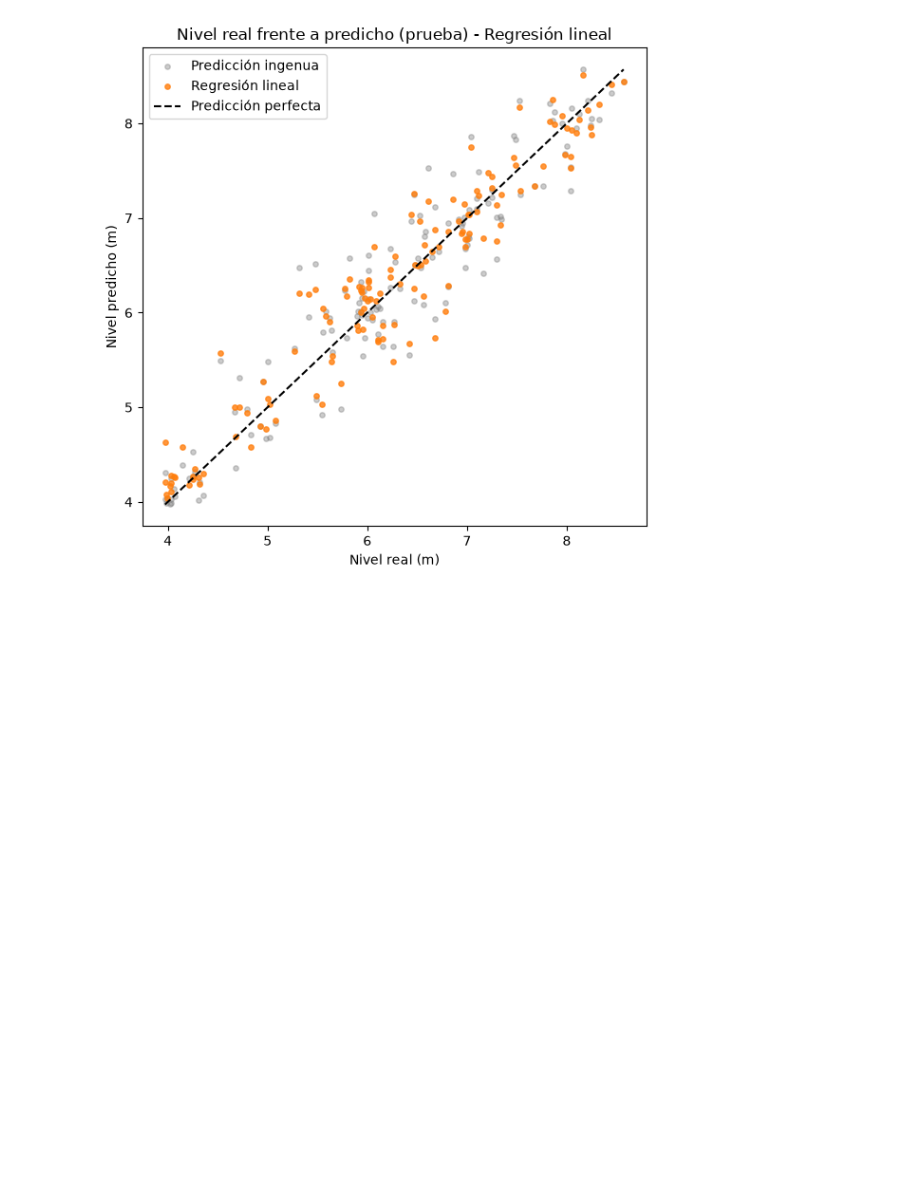
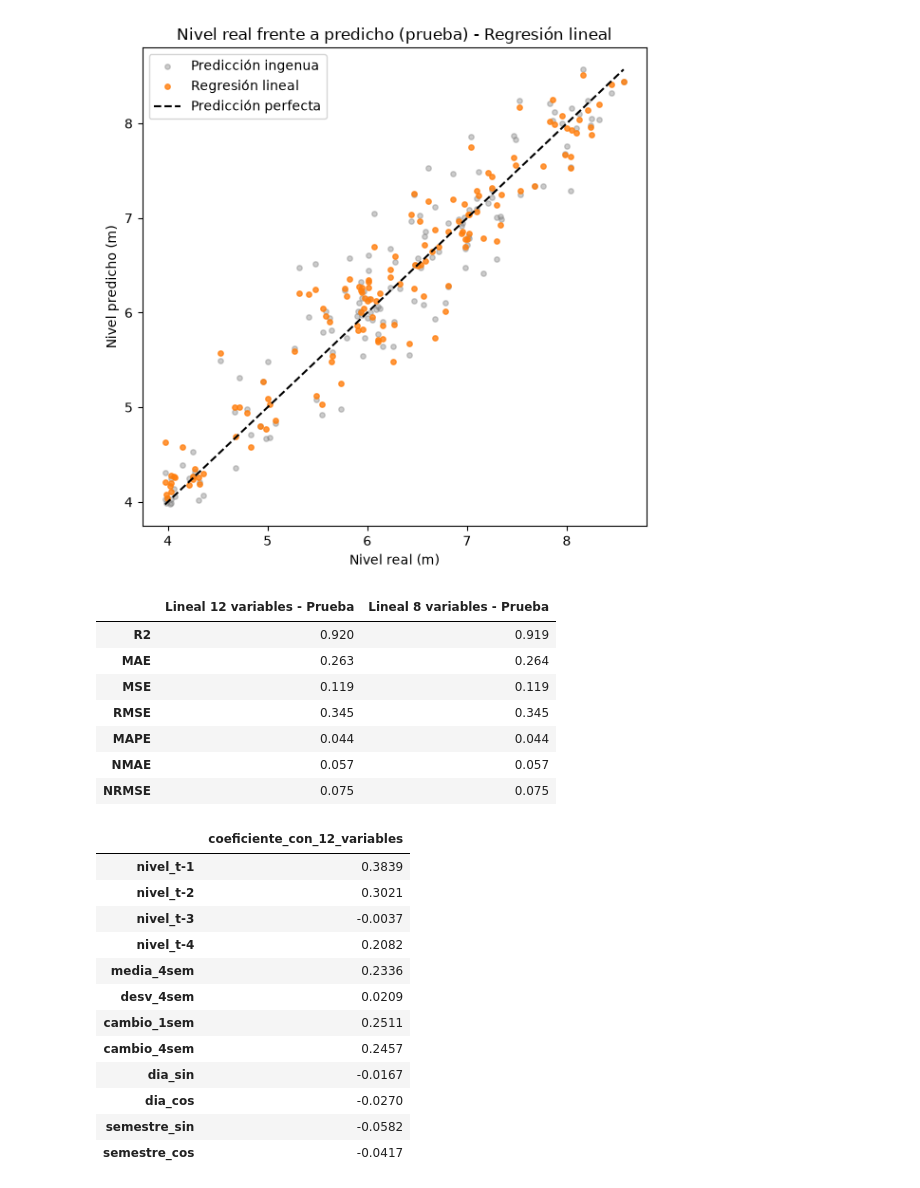
Before and after one commit to AlfonsoMSDL/Proyecto-Aprendizaje-Supervizado-IA, a Jupyter notebook: PromedioNivelMax.ipynb, the cells around one changed output. Drawn from its saved outputs; the diff is of its cells as text; code cells hidden in the pictures; blank space fills up the shorter version.

```diff
--- a/PromedioNivelMax.ipynb
+++ b/PromedioNivelMax.ipynb
@@ -1531,6 +1565,40 @@ graficar_real_vs_predicho("Regresión lineal", pred_lineal, pred_ingenua)
 # %% [output]
 [figure]
 [figure]
+# %%
+# Comparación: la misma regresión con las 12 variables originales, antes de la selección
+X_train_12 = entrenamiento.drop(columns="nivel")
+X_test_12 = prueba.drop(columns="nivel")
+scaler_12 = StandardScaler().fit(X_train_12)
+modelo_lineal_12 = LinearRegression().fit(scaler_12.transform(X_train_12), y_train)
+pred_lineal_12 = modelo_lineal_12.predict(scaler_12.transform(X_test_12))
+
+display(pd.DataFrame({"Lineal 12 variables - Prueba": evaluar_modelo(y_test, pred_lineal_12),
+                      "Lineal 8 variables - Prueba": metricas_lineal}).round(3))
+display(pd.Series(modelo_lineal_12.coef_, index=X_train_12.columns).round(4)
+        .to_frame("coeficiente_con_12_variables"))
+# %% [output]
+|  | Lineal 12 variables - Prueba | Lineal 8 variables - Prueba |
+| R2 | 0.920 | 0.919 |
+| MAE | 0.263 | 0.264 |
+| MSE | 0.119 | 0.119 |
+| RMSE | 0.345 | 0.345 |
+| MAPE | 0.044 | 0.044 |
+| NMAE | 0.057 | 0.057 |
+| NRMSE | 0.075 | 0.075 |
+|  | coeficiente_con_12_variables |
+| nivel_t-1 | 0.3839 |
+| nivel_t-2 | 0.3021 |
+| nivel_t-3 | -0.0037 |
+| nivel_t-4 | 0.2082 |
+| media_4sem | 0.2336 |
+| desv_4sem | 0.0209 |
+| cambio_1sem | 0.2511 |
+| cambio_4sem | 0.2457 |
+| dia_sin | -0.0167 |
+| dia_cos | -0.0270 |
+| semestre_sin | -0.0582 |
+| semestre_cos | -0.0417 |
 # %% [markdown]
 La regresión lineal obtuvo en prueba un MAE de 0.264 m, un RMSE de 0.345 m, un R² de 0.919 y un MAPE de 4.4 %. Frente a la predicción ingenua, reduce el MAE en 12.3 % y el RMSE en 12.4 %, es decir, pasa de equivocarse unos 30 cm a unos 26 cm en promedio. Esto indica que las demás variables aportan información, aunque la mayor parte de la predicción proviene del nivel de la semana anterior. Los errores en entrenamiento (RMSE de 0.363 m) y en prueba (0.345 m) son muy parecidos, por lo que no hay señales de sobreajuste.
 
```
Also changed, not shown: parts of 21 cells of this notebook.
